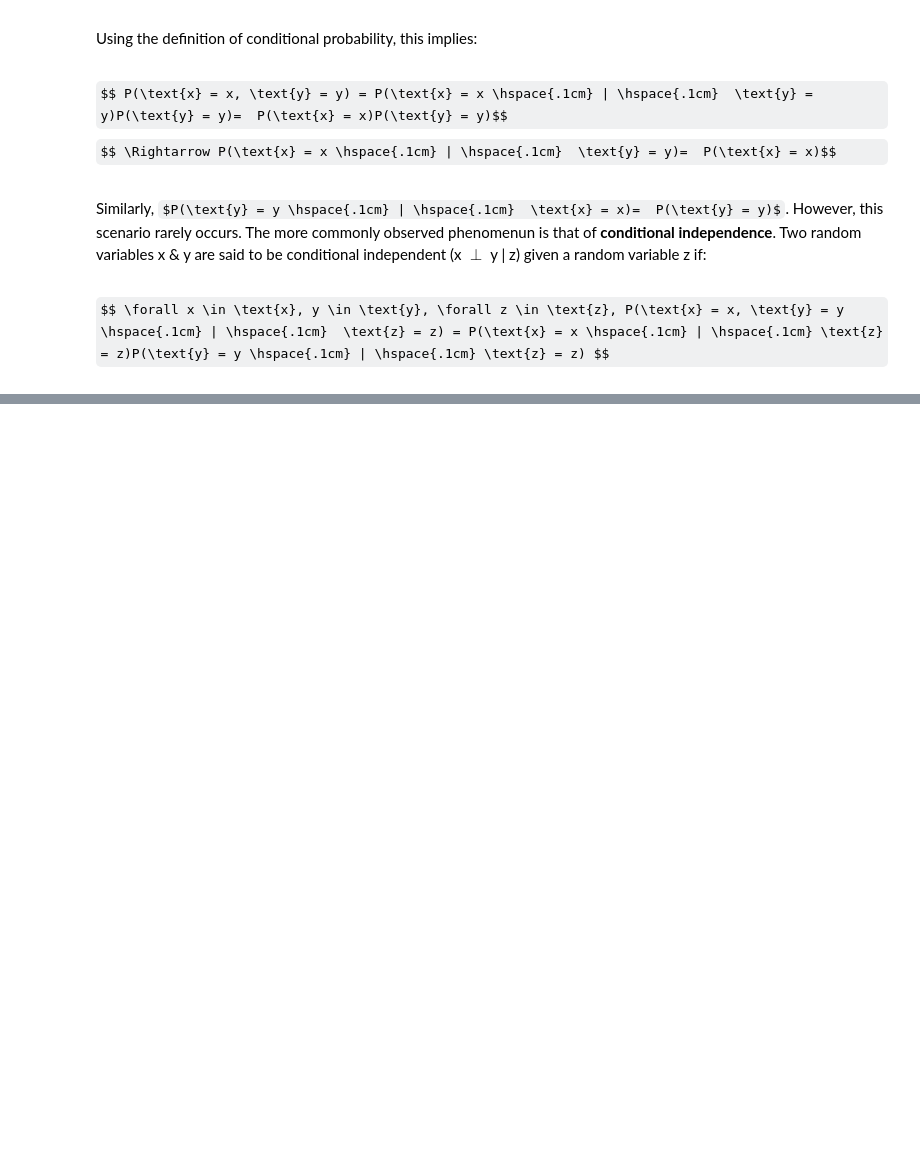
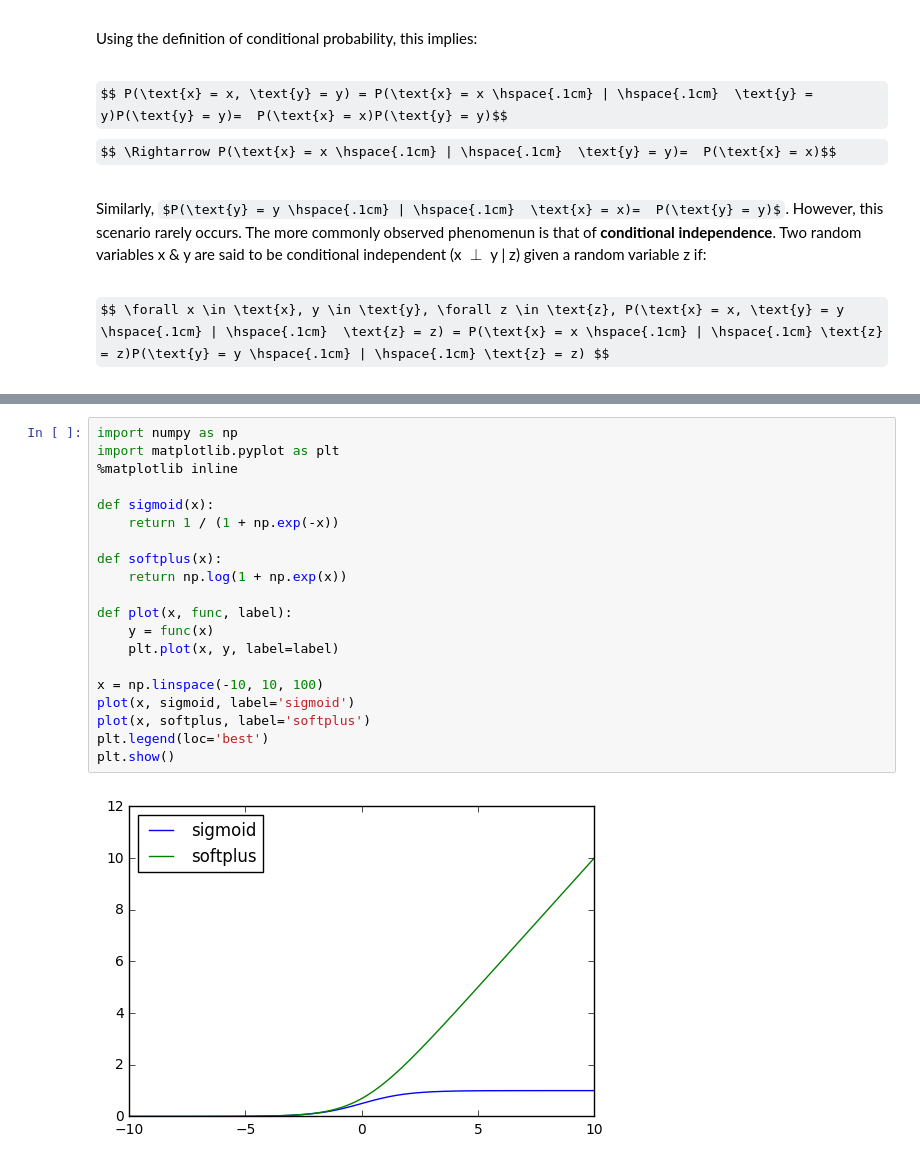
Before and after one commit to dalmia/Deep-Learning-Book-Chapter-Summaries, a Jupyter notebook: Chapter 3 - Probability and Information Theory.ipynb, the cells around one changed output, grey strips where cells are left out. Drawn from its saved outputs; the diff is of its cells as text; some formulas as TeX source; blank space fills up the shorter version.

```diff
--- a/Chapter 3 - Probability and Information Theory.ipynb
+++ b/Chapter 3 - Probability and Information Theory.ipynb
@@ -170,0 +297,22 @@ $$ \forall x \in \text{x}, y \in \text{y}, \forall z \in \text{z}, P(\text{x} =
+# %%
+import numpy as np
+import matplotlib.pyplot as plt
+%matplotlib inline
+
+def sigmoid(x):
+    return 1 / (1 + np.exp(-x))
+
+def softplus(x):
+    return np.log(1 + np.exp(x))
+
+def plot(x, func, label):
+    y = func(x)
+    plt.plot(x, y, label=label)
+
+x = np.linspace(-10, 10, 100)
+plot(x, sigmoid, label='sigmoid')
+plot(x, softplus, label='softplus')
+plt.legend(loc='best')
+plt.show()
+# %% [output]
+[figure, added]
```
Also changed, not shown: parts of 17 cells of this notebook, 4 other files.
